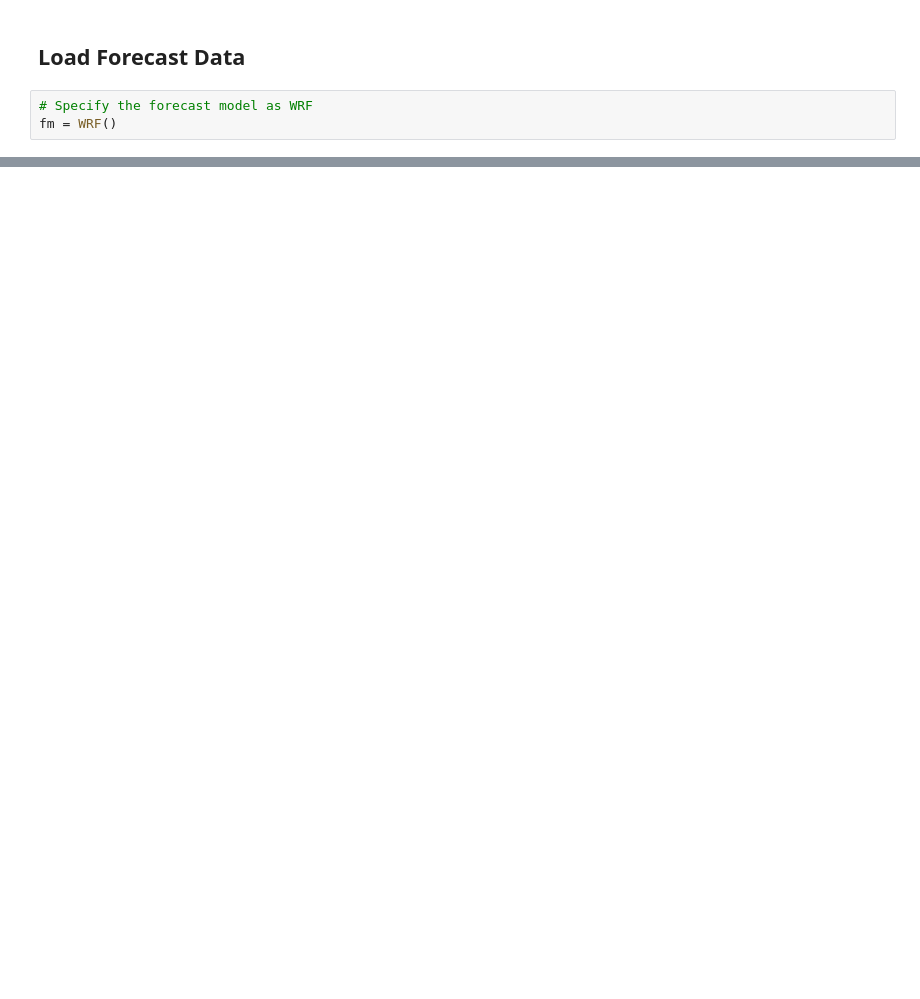
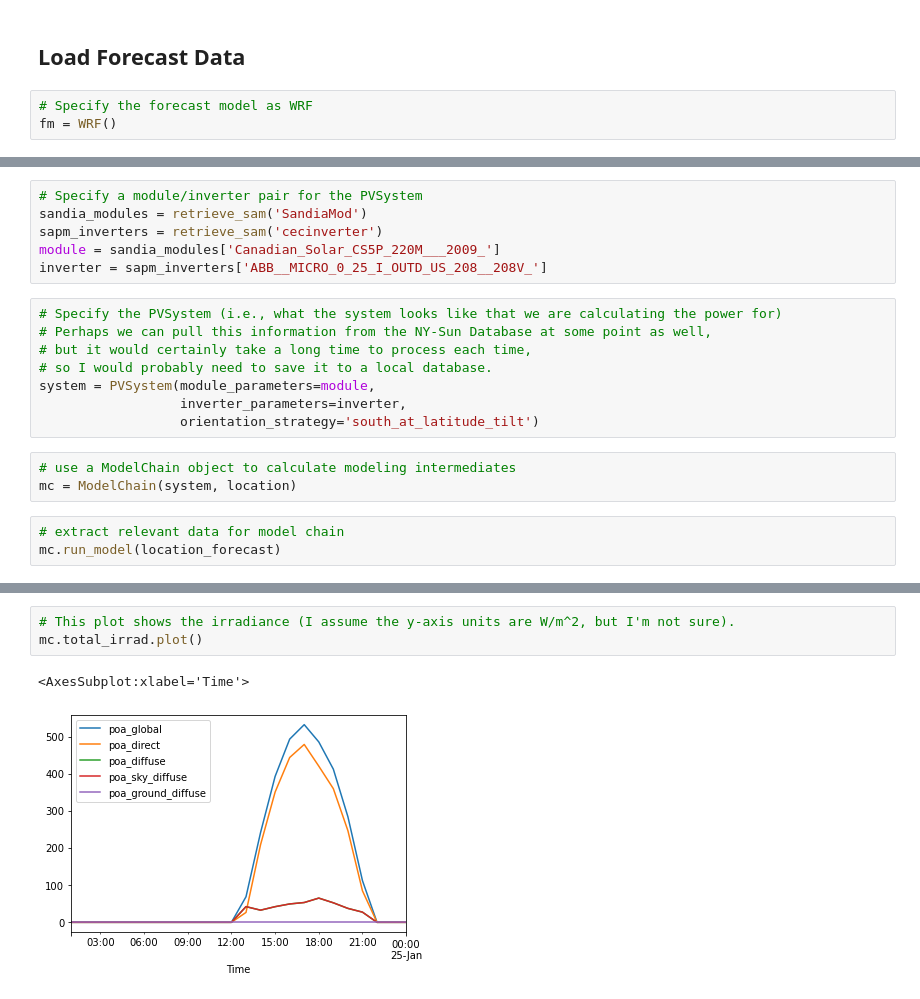
Before and after one commit to jeffreysward/pvlib-python, a Jupyter notebook: docs/tutorials/WRF_forecast_to_power.ipynb, the cells around one changed output, grey strips where cells are left out. Cells and saved outputs as stored; diff of their text form; blank space fills up the shorter version.

```diff
--- a/docs/tutorials/WRF_forecast_to_power.ipynb
+++ b/docs/tutorials/WRF_forecast_to_power.ipynb
@@ -80,0 +119,20 @@ This is an ``xarray DataSet`` object. It has a lot of great properties that are
+# %%
+# Specify a module/inverter pair for the PVSystem
+sandia_modules = retrieve_sam('SandiaMod')
+sapm_inverters = retrieve_sam('cecinverter')
+module = sandia_modules['Canadian_Solar_CS5P_220M___2009_']
+inverter = sapm_inverters['ABB__MICRO_0_25_I_OUTD_US_208__208V_']
+# %%
+# Specify the PVSystem (i.e., what the system looks like that we are calculating the power for)
+# Perhaps we can pull this information from the NY-Sun Database at some point as well,
+# but it would certainly take a long time to process each time,
+# so I would probably need to save it to a local database.
+system = PVSystem(module_parameters=module,
+                  inverter_parameters=inverter,
+                  orientation_strategy='south_at_latitude_tilt')
+# %%
+# use a ModelChain object to calculate modeling intermediates
+mc = ModelChain(system, location)
+# %%
+# extract relevant data for model chain
+mc.run_model(location_forecast)
@@ -80,0 +153,6 @@ This is an ``xarray DataSet`` object. It has a lot of great properties that are
+# %%
+# This plot shows the irradiance (I assume the y-axis units are W/m^2, but I'm not sure).
+mc.total_irrad.plot()
+# %% [output]
+<AxesSubplot:xlabel='Time'>
+[figure, added]
```
Also changed, not shown: parts of 20 cells of this notebook, 5 other files.
